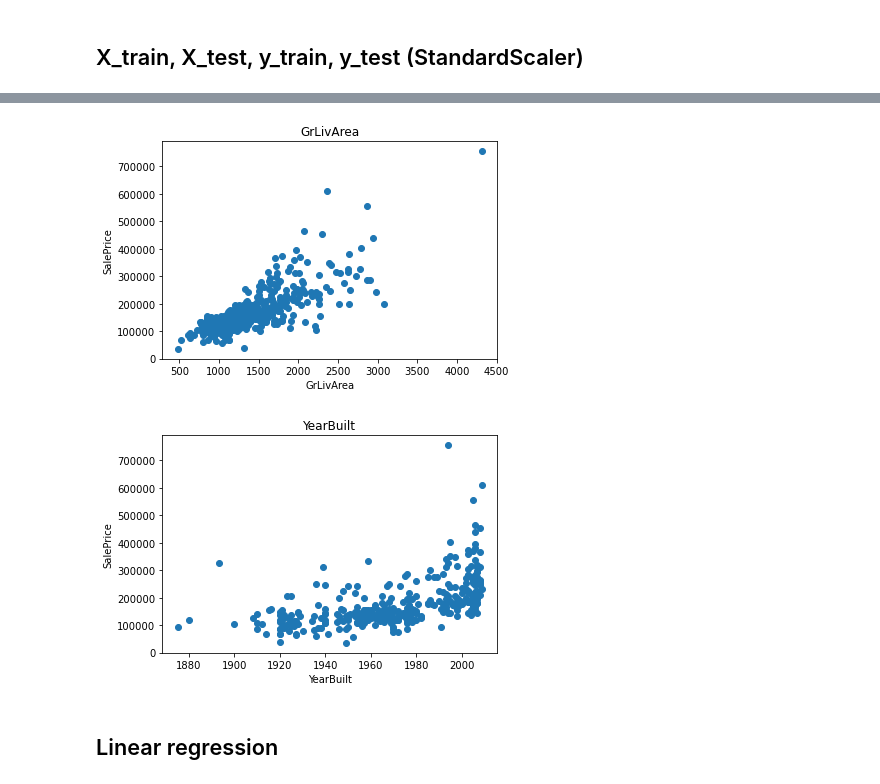
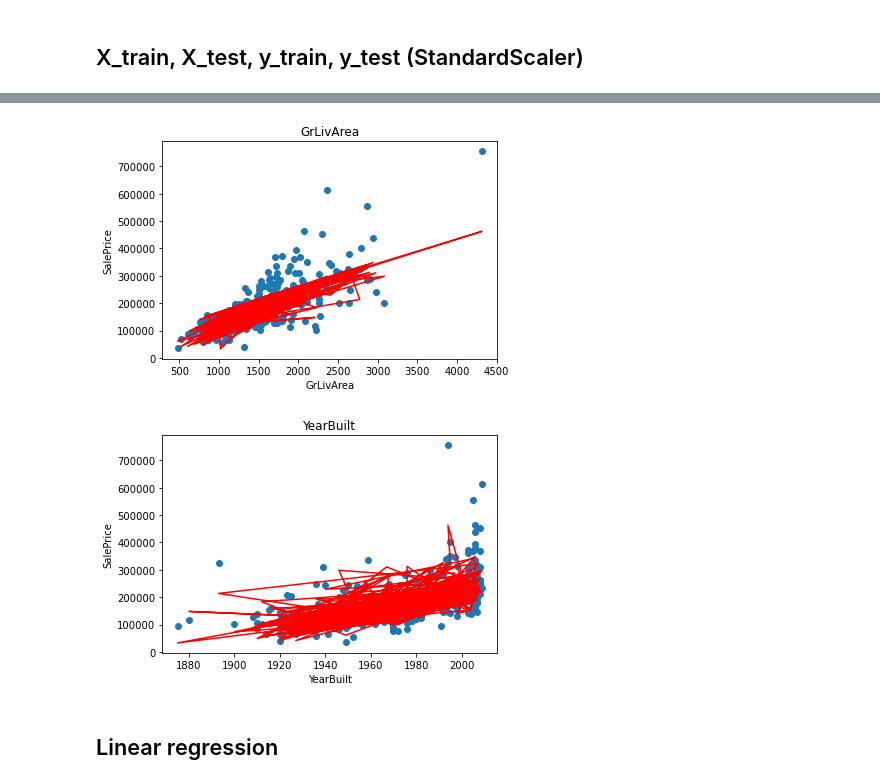
Before and after one commit to HieuNguyenHuu/DIVE_INTO_CODE, a Jupyter notebook: week4/Introductory_Machine_Learning_Pre_Class_assignment_2_Predicting_House_Prices.ipynb, the cells around one changed output, grey strips where cells are left out. Drawn from its saved outputs; the diff is of its cells as text; code cells hidden in the pictures.

```diff
--- a/week4/Introductory_Machine_Learning_Pre_Class_assignment_2_Predicting_House_Prices.ipynb
+++ b/week4/Introductory_Machine_Learning_Pre_Class_assignment_2_Predicting_House_Prices.ipynb
@@ -85,3 +85,8 @@ scaler = StandardScaler()
 scaler.fit(X_train)
 X_train_trans = scaler.transform(X_train)
 X_test_trans = scaler.transform(X_test)
+
+reg = LinearRegression().fit(X_train_trans, y_train)
+reg_pred = reg.predict(X_test_trans)
+
+reg_pred
@@ -88,19 +111,21 @@ X_test_trans = scaler.transform(X_test)
 # %%
 plt.scatter(X_test.loc[:, 'GrLivArea'], y_test)
+plt.plot(X_test.loc[:, 'GrLivArea'], reg_pred, "r")
 plt.title('GrLivArea')
 plt.xlabel('GrLivArea')
 plt.ylabel('SalePrice')
 plt.show()
 # %% [output]
-[figure, old version]
+[figure, new version]
 # %%
 plt.scatter(X_test.loc[:, 'YearBuilt'], y_test)
+plt.plot(X_test.loc[:, 'YearBuilt'], reg_pred, "r")
 plt.title('YearBuilt')
 plt.xlabel('YearBuilt')
 plt.ylabel('SalePrice')
 plt.show()
 # %% [output]
-[figure, old version]
+[figure, new version]
 # %%
 mSE_results = []
 model_names = []
```
Also changed, not shown: parts of 4 cells of this notebook.
